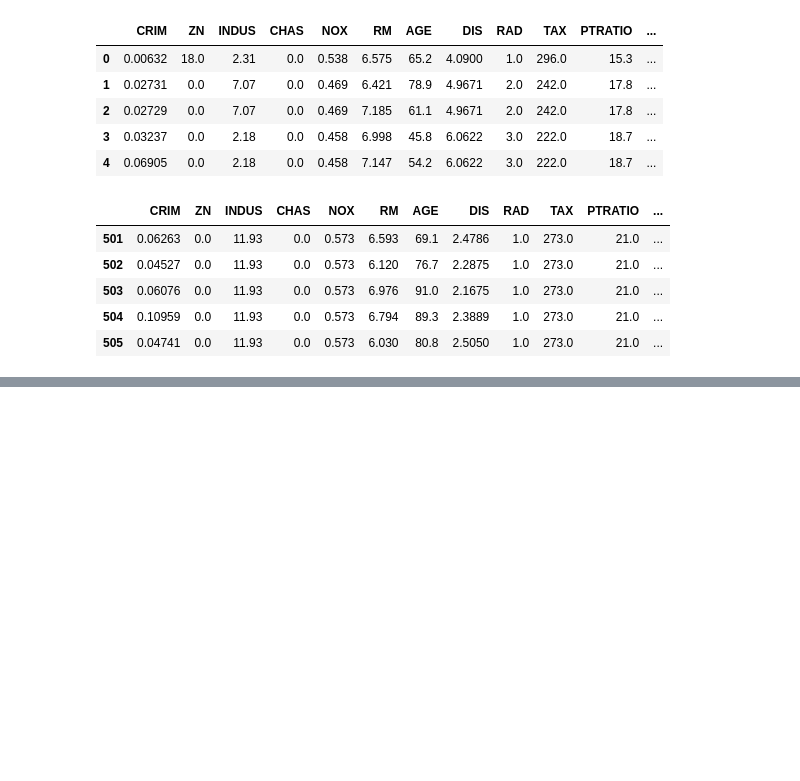
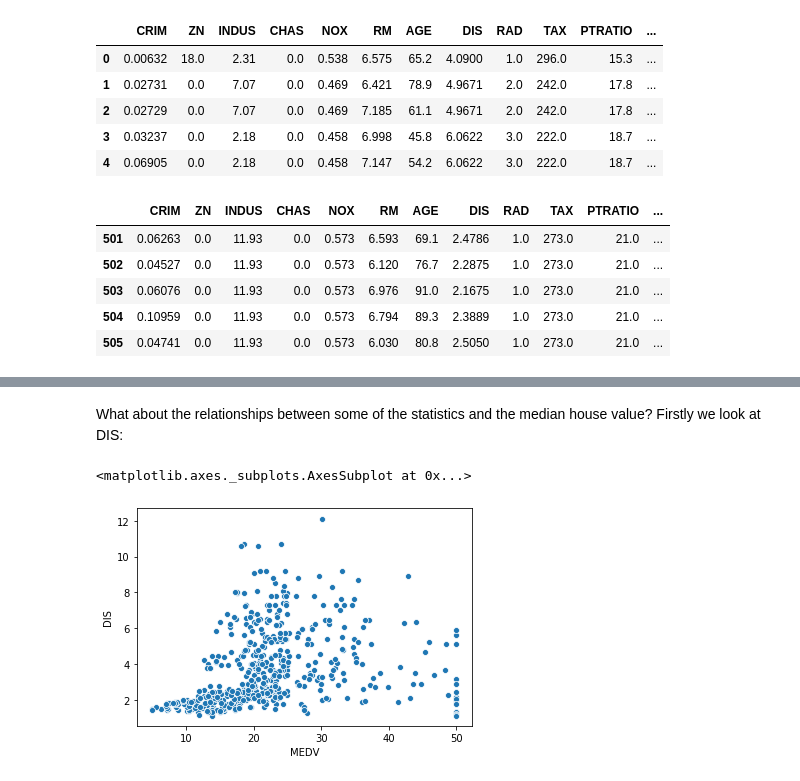
Before and after one commit to Pmcg1/ML-S_Project_2019, a Jupyter notebook: ML-S_2019.ipynb, the cells around one changed output, grey strips where cells are left out. Saved outputs shown, nothing was run; the diff lists cells and outputs as text; code cells hidden in the pictures; blank space fills up the shorter version.

```diff
--- a/ML-S_2019.ipynb
+++ b/ML-S_2019.ipynb
@@ -92,0 +133,8 @@ df.describe()
+# %% [markdown]
+What about the relationships between some of the statistics and the median house value?
+Firstly we look at DIS:
+# %%
+sns.scatterplot(x='MEDV', y='DIS', data=df)
+# %% [output]
+<matplotlib.axes._subplots.AxesSubplot at 0x...>
+[figure, added]
```
Also changed, not shown: parts of 27 cells of this notebook.
